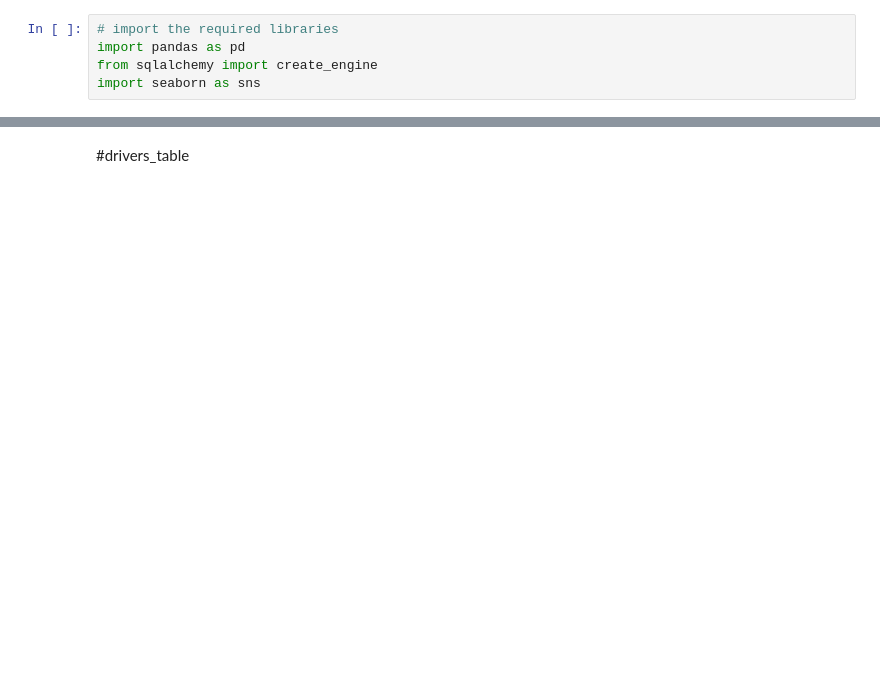
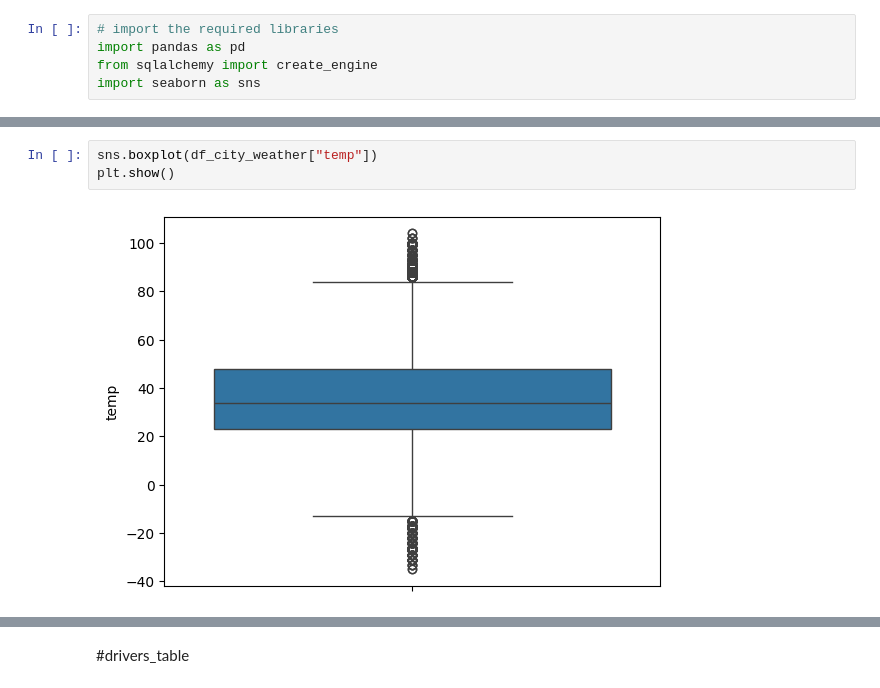
Before and after one commit to radhalpk/Truck_delay, a Jupyter notebook: notebooks/truck_delay_analaysis.ipynb, the cells around one changed output, grey strips where cells are left out. Cells and saved outputs as stored; diff of their text form; blank space fills up the shorter version.

```diff
--- a/notebooks/truck_delay_analaysis.ipynb
+++ b/notebooks/truck_delay_analaysis.ipynb
@@ -350,3 +382,8 @@ plt.show()
+# %%
+sns.boxplot(df_city_weather["temp"])
+plt.show()
+# %% [output]
+[figure, added]
 # %%
 df_cleaned
 # %% [output]
```
Also changed, not shown: parts of 151 cells of this notebook, 19 other files.
